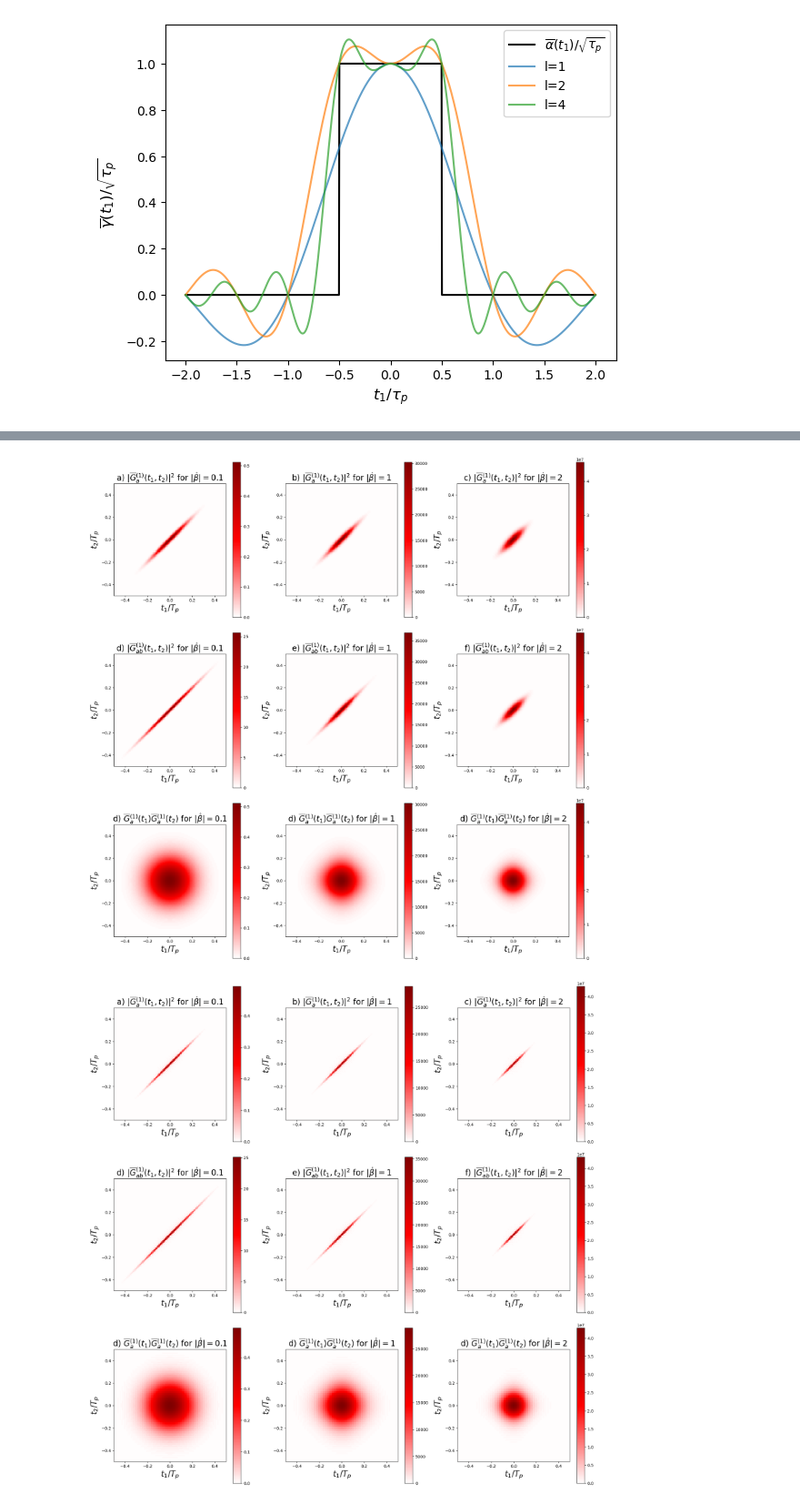
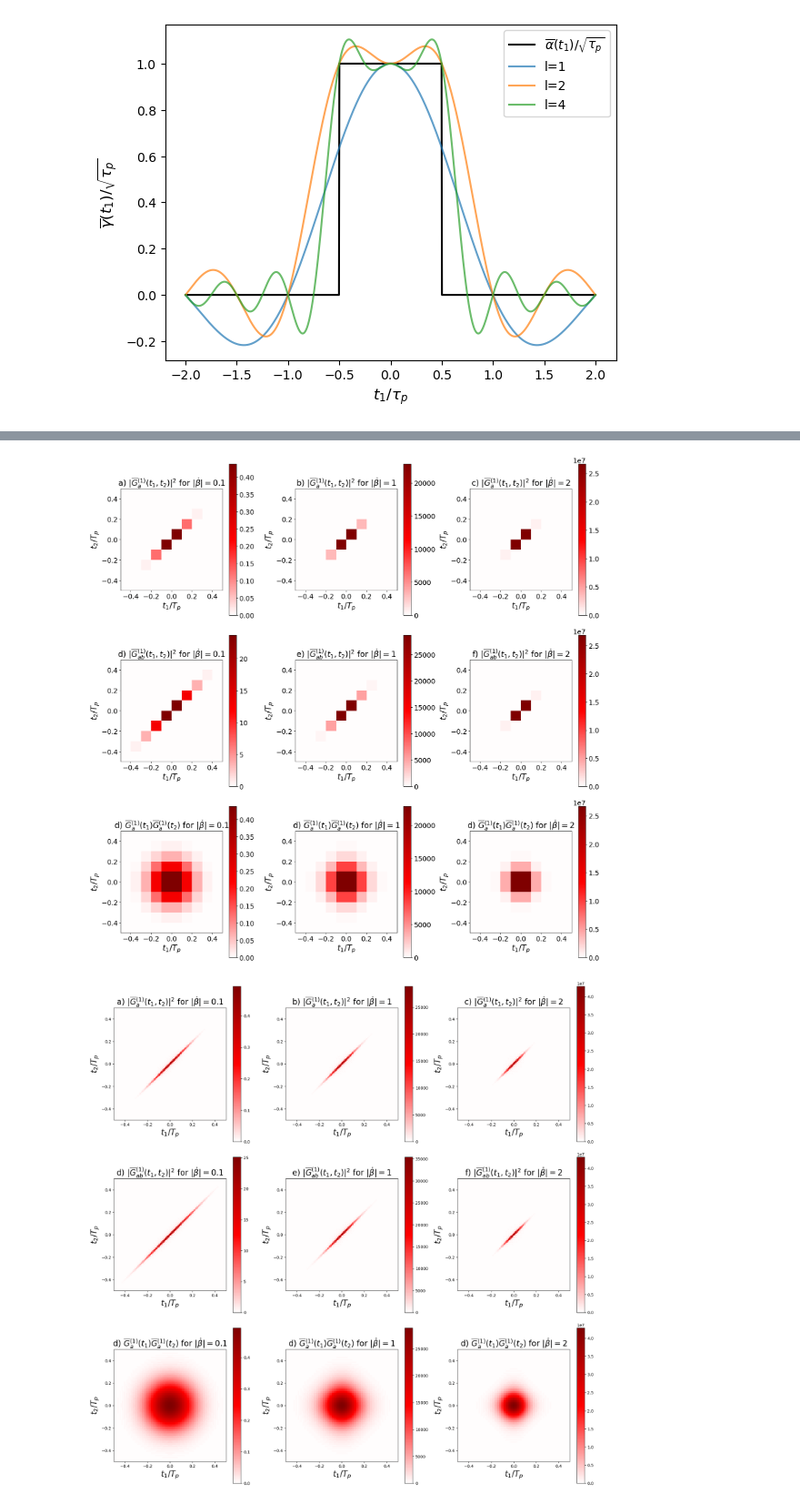
Before and after one commit to JKranias/Whittaker-Shannon-Decomposition, a Jupyter notebook: Whittaker-Shannon_code/Whittaker-Shannon Decomposition.ipynb, the cells around one changed output, grey strips where cells are left out. Shown at 91% size. Cells and saved outputs as stored; diff of their text form; code cells hidden in the pictures.

```diff
--- a/Whittaker-Shannon_code/Whittaker-Shannon Decomposition.ipynb
+++ b/Whittaker-Shannon_code/Whittaker-Shannon Decomposition.ipynb
@@ -5,6 +5,11 @@ import matplotlib as mpl
 from mpl_toolkits.axes_grid1 import ImageGrid
 import matplotlib.colors as mcolors
 import scipy as sc
+fsize = 17
+plt.rcParams['axes.labelsize'] = fsize
+plt.rcParams['axes.titlesize'] = fsize
+plt.rcParams['xtick.labelsize'] = fsize
+plt.rcParams['ytick.labelsize'] = fsize
 # %%
 #old sinh of matrix with series
 def oldsinh(m,num):
@@ -888,8 +894,8 @@ colormap = "seismic"
 
 
 # Generate the grid of values
-xvals = np.linspace(-0.5, 0.5, 100)
-yvals = np.linspace(-0.5, 0.5, 100)
+xvals = np.linspace(-0.5, 0.5, 10)
+yvals = np.linspace(-0.5, 0.5, 10)
 
 betac=0.1
 B=betac*rnm(num)
@@ -1047,34 +1053,34 @@ im = axs[1,2].imshow(data, extent=[-0.5, 0.5, -0.5, 0.5], origin='lower', cmap=c
 axs[1,2].set(aspect='equal')
 axs[1,2].set_title(r"f) $|\overline{G}^{(1)}_{ab}(t_1,t_2)|^2$ for $|\mathring{\beta}|=$"+str(betac), fontsize=fsize)
 axs[1,2].set_xlabel(r"$t_1/T_p$", fontsize=fsize)
 axs[1,2].set_ylabel(r"$t_2/T_p$", fontsize=fsize)
 cbar = fig.colorbar(im, ax=axs[1,2])
 cbar.ax.set_ylim(0,np.max(data))
 
 data=[]
 for i in xvals:
     row=[]
     for j in yvals:
         row.append(Ga(i,i)*Ga(j,j))
     data.append(row)
 norm = mcolors.TwoSlopeNorm(vmin=-0.01, vcenter=0, vmax=np.max(data))
 
 # Plot the heatmap
 im = axs[2,2].imshow(data, extent=[-0.5, 0.5, -0.5, 0.5], origin='lower', cmap=colormap, norm=norm, aspect='auto')
 axs[2,2].set(aspect='equal')
 axs[2,2].set_title(r"d) $\overline{G}^{(1)}_{a}(t_1)\overline{G}^{(1)}_{a}(t_2)$ for $|\mathring{\beta}|=$"+str(betac), fontsize=fsize)
 axs[2,2].set_xlabel(r"$t_1/T_p$", fontsize=fsize)
 axs[2,2].set_ylabel(r"$t_2/T_p$", fontsize=fsize)
 cbar = fig.colorbar(im, ax=axs[2,2])
 cbar.ax.set_ylim(0,np.max(data))
 
 # Adjust layout to make sure subplots fit well
 plt.tight_layout()
 
 # Show the plot
 plt.show()
 # %% [output]
-[figure, old version]
+[figure, new version]
 # %%
 #looking at only close index terms to try and interpret correlations as coming from only "same pair" terms
 
```
Also changed, not shown: parts of 5 cells of this notebook, 11 other files.
